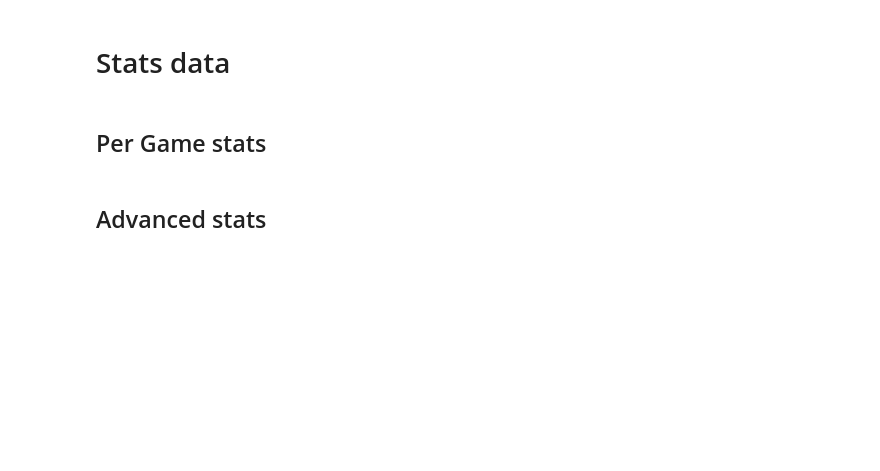
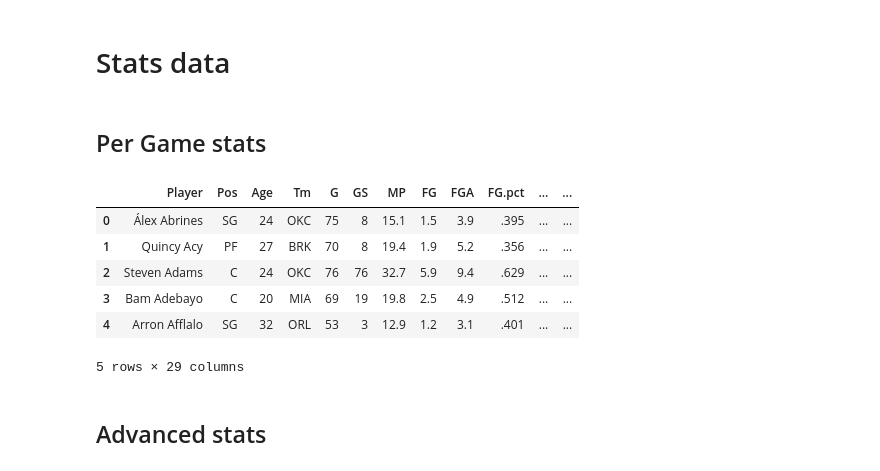
Before and after one commit to rtrinchet/NBA-2K-ratings, a Jupyter notebook: Notebooks/Get_data_2k_plus_stats.ipynb, the cells around one changed output. Saved outputs shown, nothing was run; the diff lists cells and outputs as text; code cells hidden in the pictures; blank space fills up the shorter version.

```diff
--- a/Notebooks/Get_data_2k_plus_stats.ipynb
+++ b/Notebooks/Get_data_2k_plus_stats.ipynb
@@ -221,6 +391,16 @@ def get_stats(url):
 ## Per Game stats
 # %%
 stats_1718 = get_stats('https://www.basketball-reference.com/leagues/NBA_2018_per_game.html')
+# %%
+stats_1718.head()
+# %% [output]
+|  | Player | Pos | Age | Tm | G | GS | MP | FG | FGA | FG.pct | ... | ... |
+| 0 | Álex Abrines | SG | 24 | OKC | 75 | 8 | 15.1 | 1.5 | 3.9 | .395 | ... | ... |
+| 1 | Quincy Acy | PF | 27 | BRK | 70 | 8 | 19.4 | 1.9 | 5.2 | .356 | ... | ... |
+| 2 | Steven Adams | C | 24 | OKC | 76 | 76 | 32.7 | 5.9 | 9.4 | .629 | ... | ... |
+| 3 | Bam Adebayo | C | 20 | MIA | 69 | 19 | 19.8 | 2.5 | 4.9 | .512 | ... | ... |
+| 4 | Arron Afflalo | SG | 32 | ORL | 53 | 3 | 12.9 | 1.2 | 3.1 | .401 | ... | ... |
+5 rows × 29 columns
 # %% [markdown]
 ## Advanced stats
 # %%
```
Also changed, not shown: parts of 9 cells of this notebook, 1 other file.
